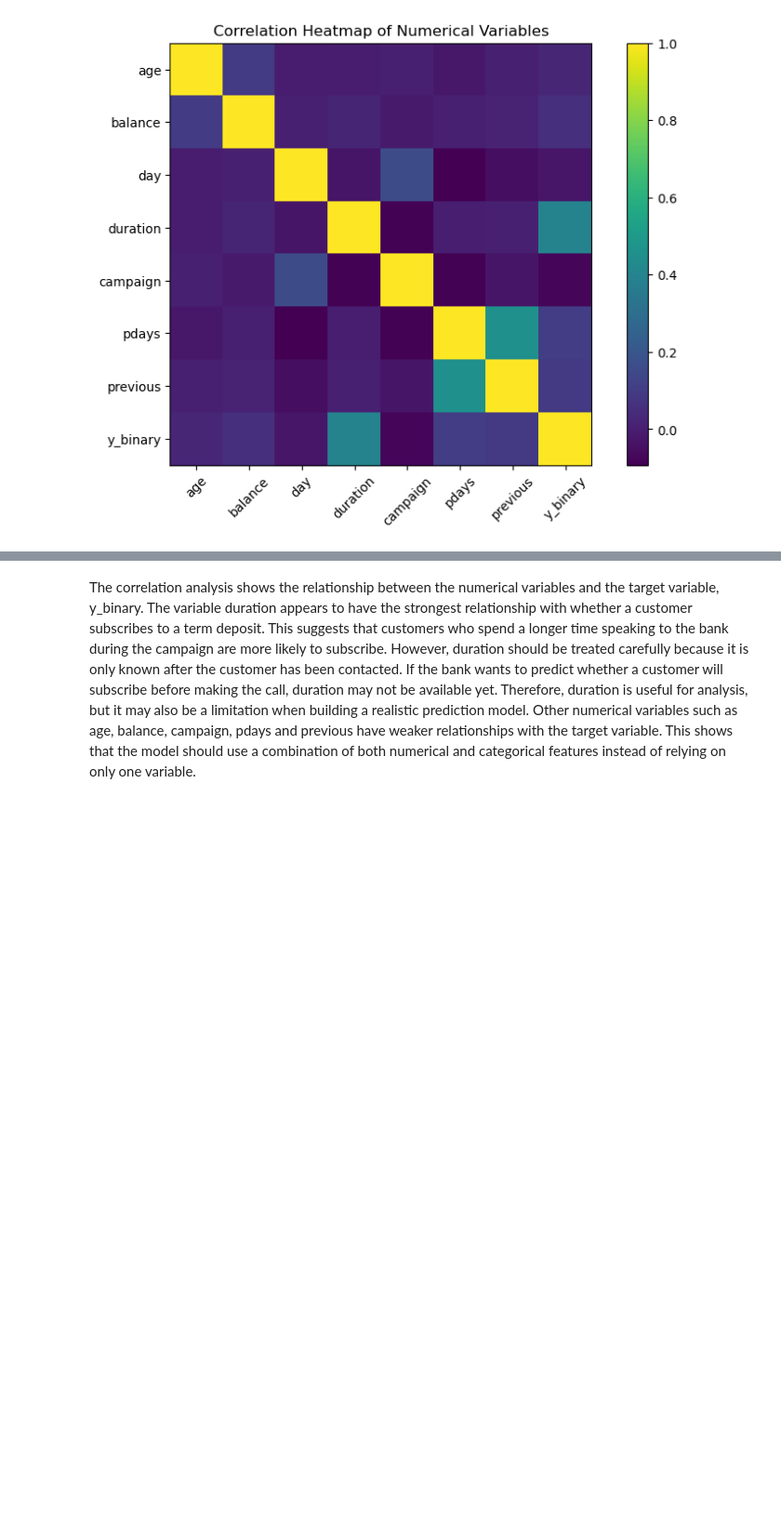
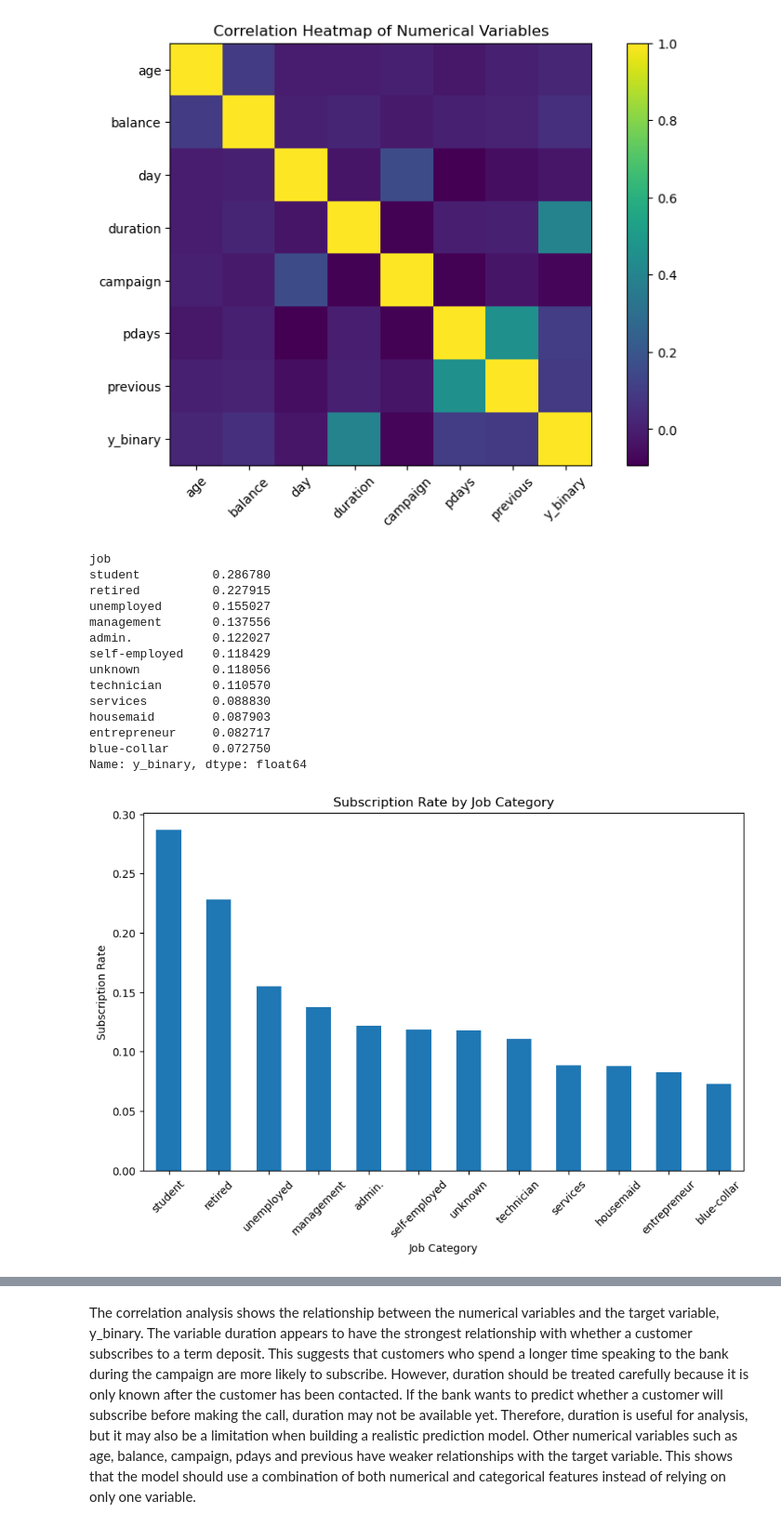
Before and after one commit to sharmainehenggg-web/MLDP-project, a Jupyter notebook: MLDP Program Codes Submission Template.ipynb, the cells around one changed output, grey strips where cells are left out. Shown at 93% size. Cells and saved outputs as stored; diff of their text form; code cells hidden in the pictures; blank space fills up the shorter version.

```diff
--- a/MLDP Program Codes Submission Template.ipynb
+++ b/MLDP Program Codes Submission Template.ipynb
@@ -218,3 +222,31 @@ plt.show()
 | previous | 0.001288 | 0.016674 | -0.051710 | 0.001203 | -0.032855 | 0.454820 | 1.000000 | 0.093236 |
 | y_binary | 0.025155 | 0.052838 | -0.028348 | 0.394521 | -0.073172 | 0.103621 | 0.093236 | 1.000000 |
 [figure]
+# %%
+job_subscription_rate = df.groupby("job")["y_binary"].mean().sort_values(ascending=False)
+
+display(job_subscription_rate)
+
+plt.figure(figsize=(10, 6))
+job_subscription_rate.plot(kind="bar")
+plt.title("Subscription Rate by Job Category")
+plt.xlabel("Job Category")
+plt.ylabel("Subscription Rate")
+plt.xticks(rotation=45)
+plt.show()
+# %% [output]
+job
+student          0.286780
+retired          0.227915
+unemployed       0.155027
+management       0.137556
+admin.           0.122027
+self-employed    0.118429
+unknown          0.118056
+technician       0.110570
+services         0.088830
+housemaid        0.087903
+entrepreneur     0.082717
+blue-collar      0.072750
+Name: y_binary, dtype: float64
+[figure, added]
```
Also changed, not shown: parts of 8 cells of this notebook.
